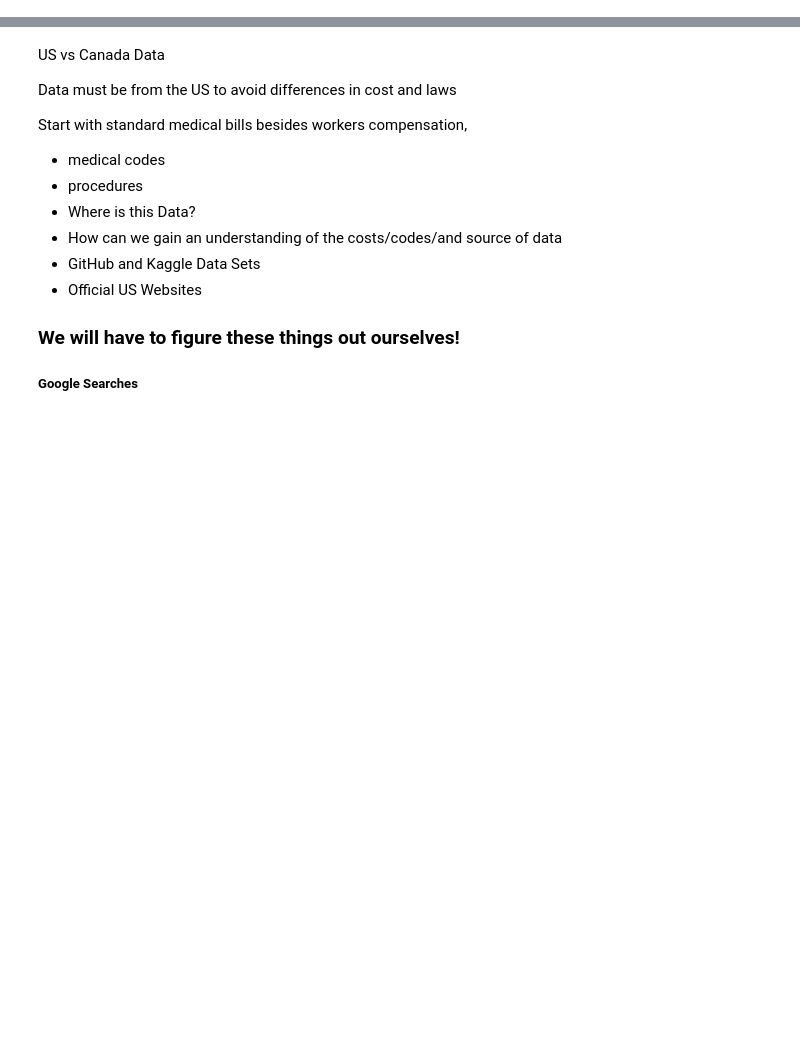
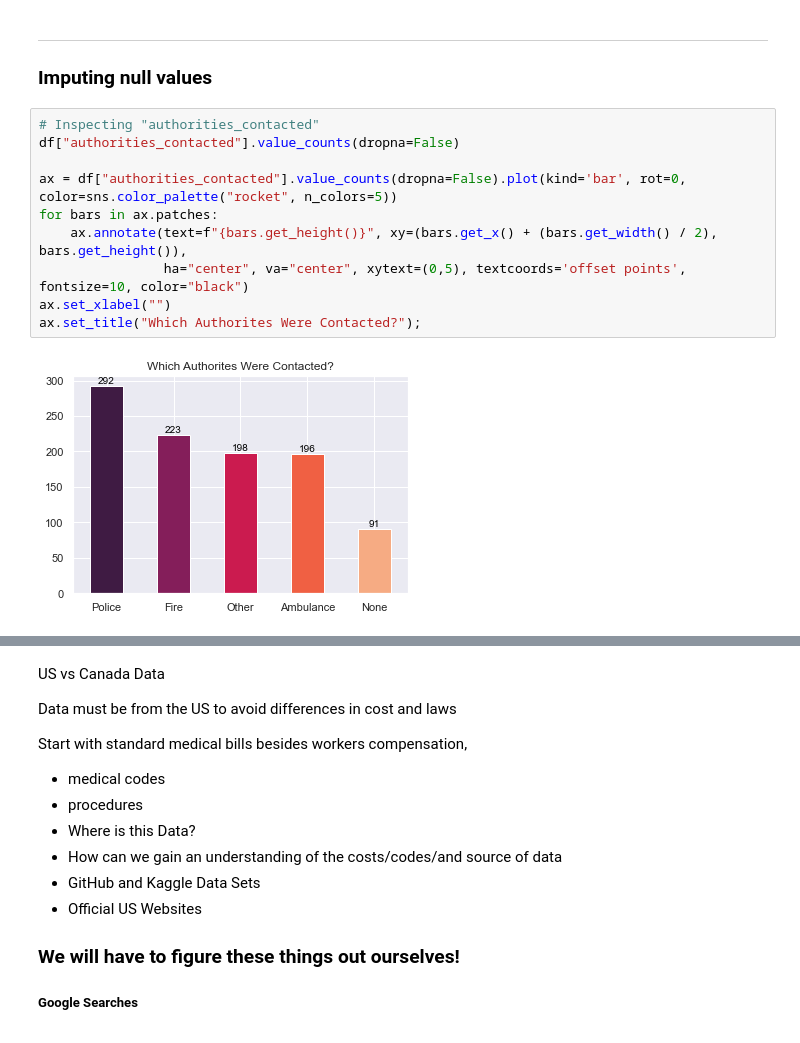
Before and after one commit to dvdhartsman/Insurance_Claims, a Jupyter notebook: Insurance_EDA.ipynb, the cells around one changed output, grey strips where cells are left out. Cells and saved outputs as stored; diff of their text form; blank space fills up the shorter version.

```diff
--- a/Insurance_EDA.ipynb
+++ b/Insurance_EDA.ipynb
@@ -31,0 +134,16 @@ memory usage: 12.0+ MB
+# %% [markdown]
+<hr style="border:3px solid blue">
+
+### Imputing null values
+# %%
+# Inspecting "authorities_contacted"
+df["authorities_contacted"].value_counts(dropna=False)
+
+ax = df["authorities_contacted"].value_counts(dropna=False).plot(kind='bar', rot=0, color=sns.color_palette("rocket", n_colors=5))
+for bars in ax.patches:
+    ax.annotate(text=f"{bars.get_height()}", xy=(bars.get_x() + (bars.get_width() / 2), bars.get_height()),
+                ha="center", va="center", xytext=(0,5), textcoords='offset points', fontsize=10, color="black")
+ax.set_xlabel("")
+ax.set_title("Which Authorites Were Contacted?");
+# %% [output]
+[figure, added]
```
Also changed, not shown: parts of 45 cells of this notebook.
